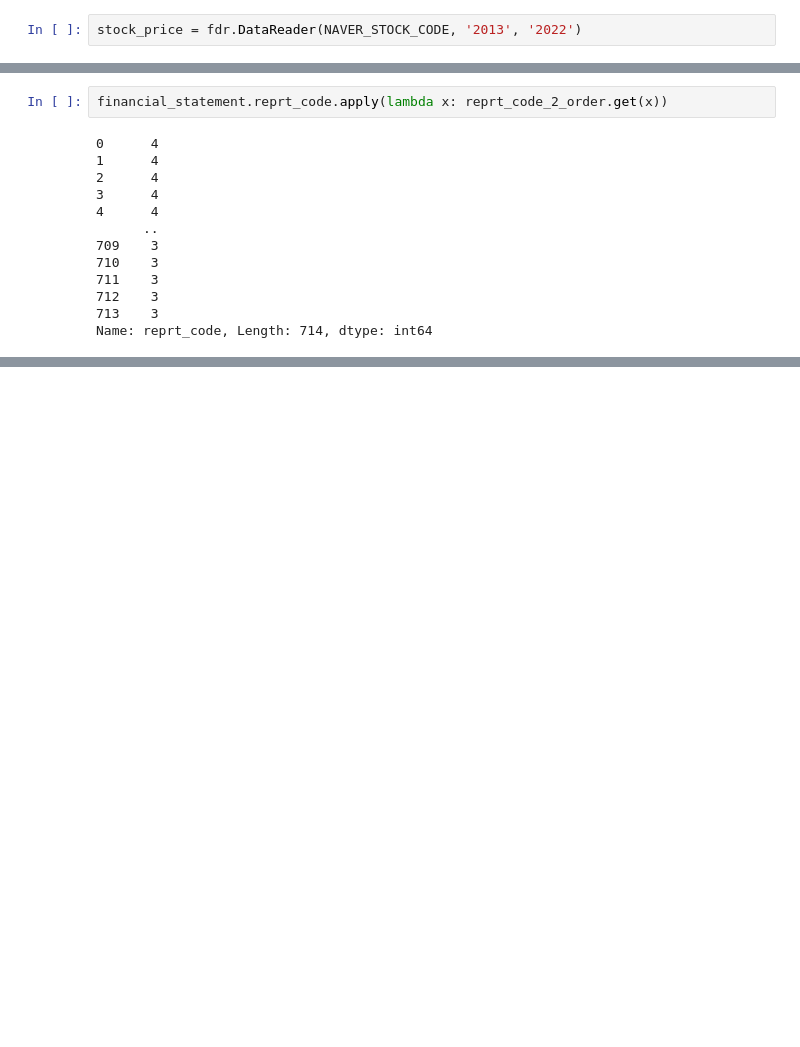
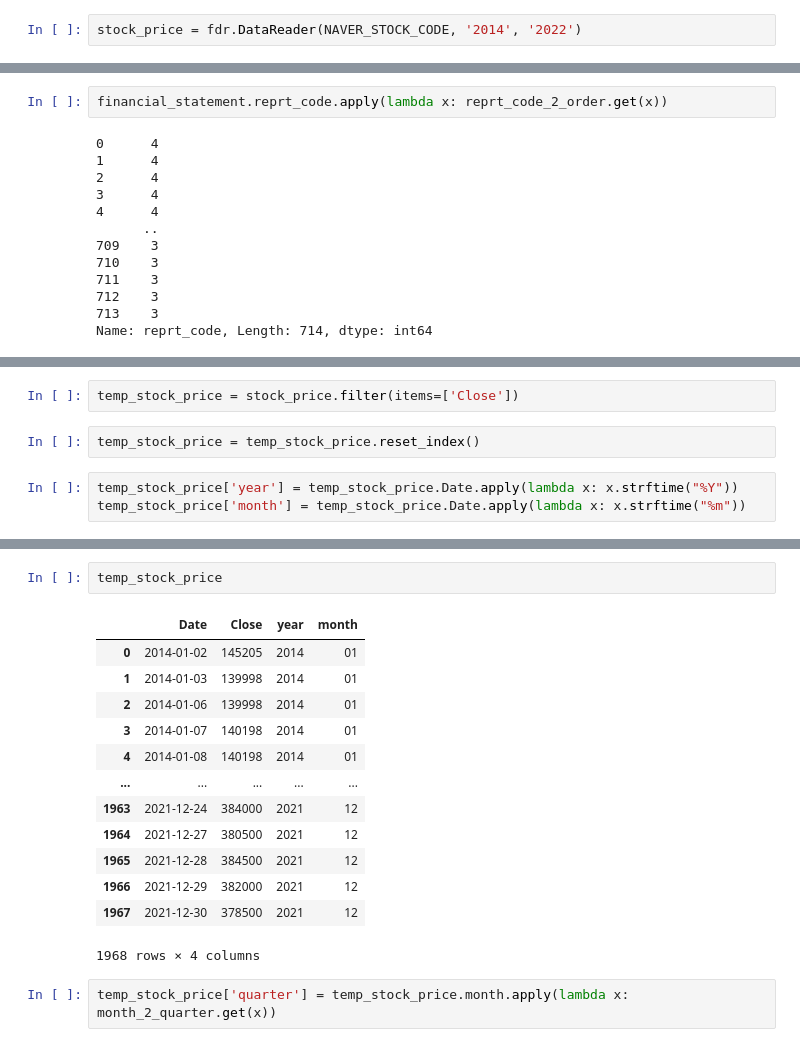
Before and after one commit to fusiontwo/BigDataAnalyticsBasic, a Jupyter notebook: bigdata2/day06.ipynb, the cells around one changed output, grey strips where cells are left out. Drawn from its saved outputs; the diff is of its cells as text; blank space fills up the shorter version.

```diff
--- a/bigdata2/day06.ipynb
+++ b/bigdata2/day06.ipynb
@@ -701,5 +664,5 @@ import seaborn as sns
 # %%
 NAVER_STOCK_CODE = '035420'
 # %%
-stock_price = fdr.DataReader(NAVER_STOCK_CODE, '2013', '2022')
+stock_price = fdr.DataReader(NAVER_STOCK_CODE, '2014', '2022')
 # %%
@@ -857,0 +964,7 @@ Name: reprt_code, Length: 714, dtype: int64
+# %%
+temp_stock_price = stock_price.filter(items=['Close'])
+# %%
+temp_stock_price = temp_stock_price.reset_index()
+# %%
+temp_stock_price['year'] = temp_stock_price.Date.apply(lambda x: x.strftime("%Y"))
+temp_stock_price['month'] = temp_stock_price.Date.apply(lambda x: x.strftime("%m"))
@@ -857,0 +986,18 @@ Name: reprt_code, Length: 714, dtype: int64
+# %%
+temp_stock_price
+# %% [output]
+|  | Date | Close | year | month |
+| 0 | 2014-01-02 | 145205 | 2014 | 01 |
+| 1 | 2014-01-03 | 139998 | 2014 | 01 |
+| 2 | 2014-01-06 | 139998 | 2014 | 01 |
+| 3 | 2014-01-07 | 140198 | 2014 | 01 |
+| 4 | 2014-01-08 | 140198 | 2014 | 01 |
+| ... | ... | ... | ... | ... |
+| 1963 | 2021-12-24 | 384000 | 2021 | 12 |
+| 1964 | 2021-12-27 | 380500 | 2021 | 12 |
+| 1965 | 2021-12-28 | 384500 | 2021 | 12 |
+| 1966 | 2021-12-29 | 382000 | 2021 | 12 |
+| 1967 | 2021-12-30 | 378500 | 2021 | 12 |
+1968 rows × 4 columns
+# %%
+temp_stock_price['quarter'] = temp_stock_price.month.apply(lambda x: month_2_quarter.get(x))
```
Also changed, not shown: parts of 34 cells of this notebook, 1 other file.
